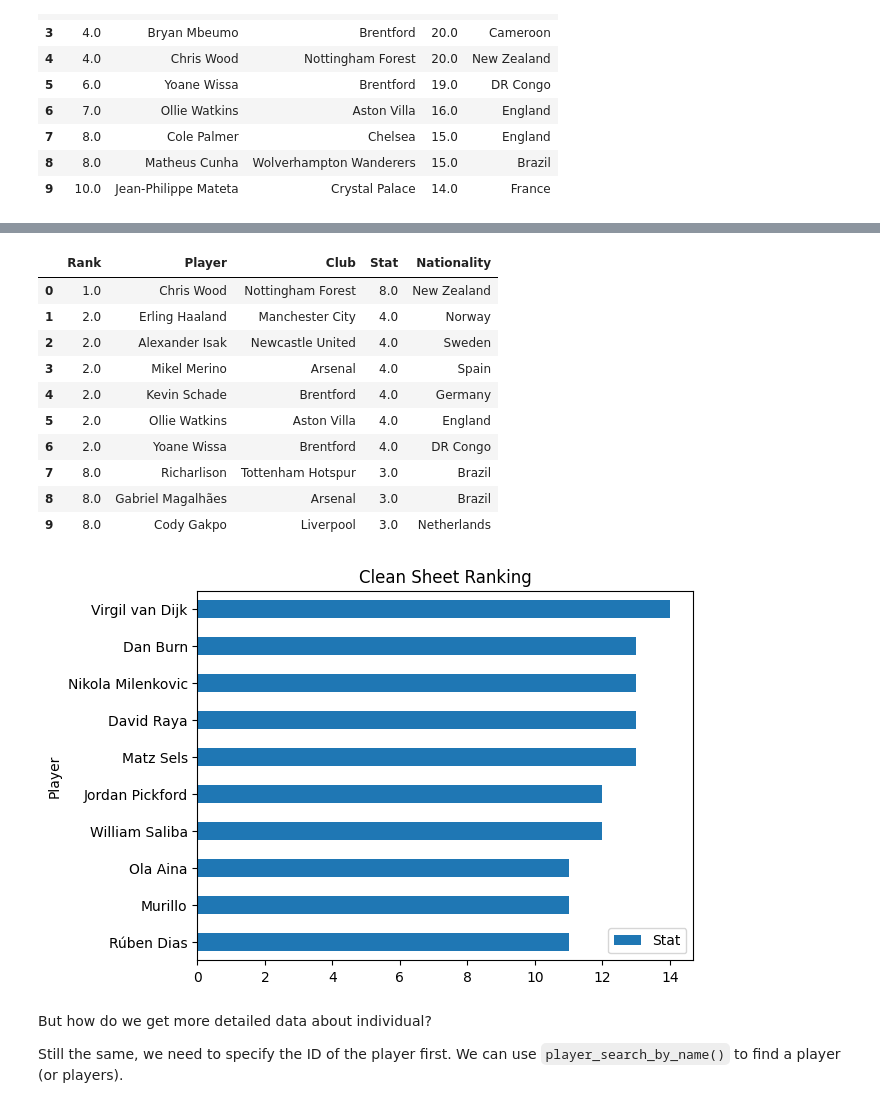
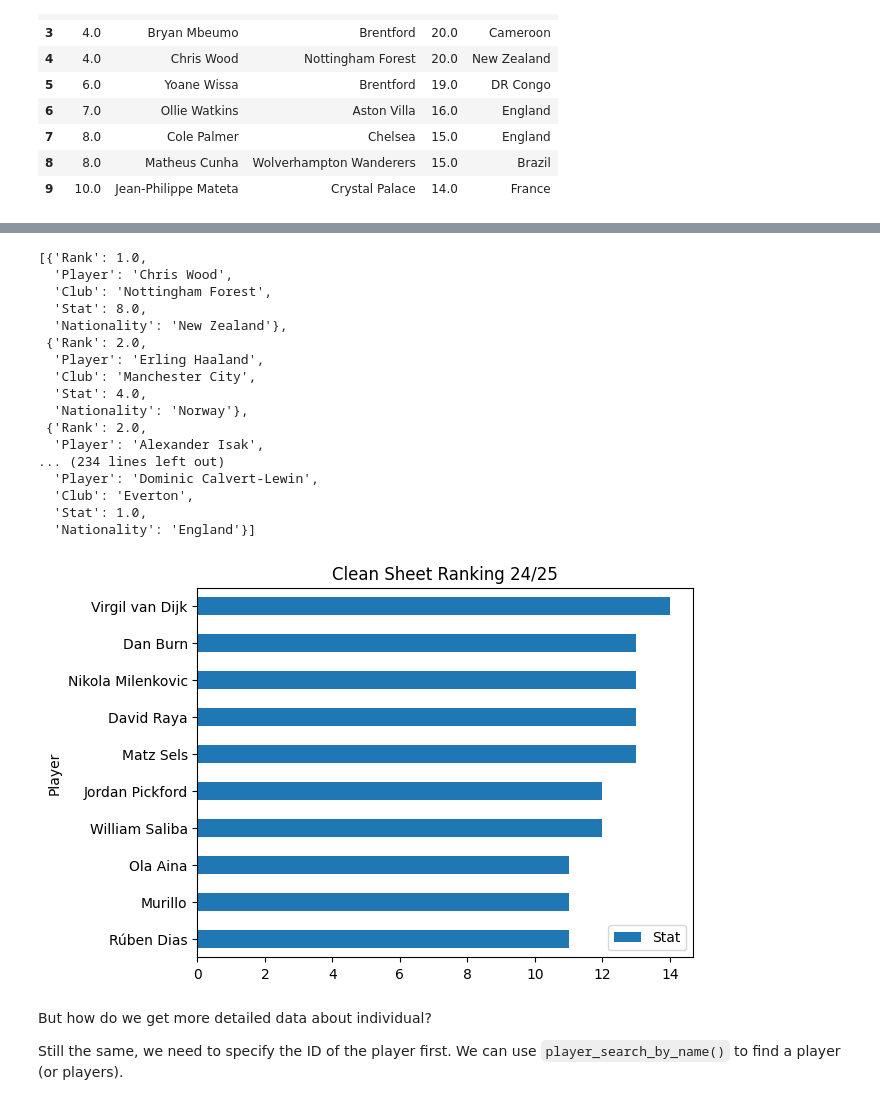
Before and after one commit to zhouyuyang-joey/English-Premier-League-Data-API, a Jupyter notebook: examples.ipynb, the cells around one changed output, grey strips where cells are left out. Drawn from its saved outputs; the diff is of its cells as text; code cells hidden in the pictures.

```diff
--- a/examples.ipynb
+++ b/examples.ipynb
@@ -285,24 +323,30 @@ goals_ranking.head(10)
 # %%
-big_chance_created = epl.get_player_rankings("att_hd_goal", season_24_25, output="df")
-big_chance_created.head(10)
+big_chance_created = epl.get_player_rankings("att_hd_goal", season_24_25, output = 'json')
+big_chance_created
 # %% [output]
-|  | Rank | Player | Club | Stat | Nationality |
-| 0 | 1.0 | Chris Wood | Nottingham Forest | 8.0 | New Zealand |
-| 1 | 2.0 | Erling Haaland | Manchester City | 4.0 | Norway |
-| 2 | 2.0 | Alexander Isak | Newcastle United | 4.0 | Sweden |
-| 3 | 2.0 | Mikel Merino | Arsenal | 4.0 | Spain |
-| 4 | 2.0 | Kevin Schade | Brentford | 4.0 | Germany |
-| 5 | 2.0 | Ollie Watkins | Aston Villa | 4.0 | England |
-| 6 | 2.0 | Yoane Wissa | Brentford | 4.0 | DR Congo |
-| 7 | 8.0 | Richarlison | Tottenham Hotspur | 3.0 | Brazil |
-| 8 | 8.0 | Gabriel Magalhães | Arsenal | 3.0 | Brazil |
-| 9 | 8.0 | Cody Gakpo | Liverpool | 3.0 | Netherlands |
+[{'Rank': 1.0,
+  'Player': 'Chris Wood',
+  'Club': 'Nottingham Forest',
+  'Stat': 8.0,
+  'Nationality': 'New Zealand'},
+ {'Rank': 2.0,
+  'Player': 'Erling Haaland',
+  'Club': 'Manchester City',
+  'Stat': 4.0,
+  'Nationality': 'Norway'},
+ {'Rank': 2.0,
+  'Player': 'Alexander Isak',
+... (234 lines left out)
+  'Player': 'Dominic Calvert-Lewin',
+  'Club': 'Everton',
+  'Stat': 1.0,
+  'Nationality': 'England'}]
 # %%
-clean_sheet = epl.get_player_rankings("clean_sheet", season_24_25, output="df")
-clean_sheet.head(10).plot(x="Player", y="Stat", kind="barh", title="Clean Sheet Ranking")
+clean_sheet = epl.get_player_rankings("clean_sheet", season_24_25)
+clean_sheet.head(10).plot(x="Player", y="Stat", kind="barh", title="Clean Sheet Ranking 24/25")
 plt.gca().invert_yaxis()
 # %% [output]
-[figure, old version]
+[figure, new version]
 # %% [markdown]
 But how do we get more detailed data about individual?
 
```
Also changed, not shown: parts of 58 cells of this notebook.
